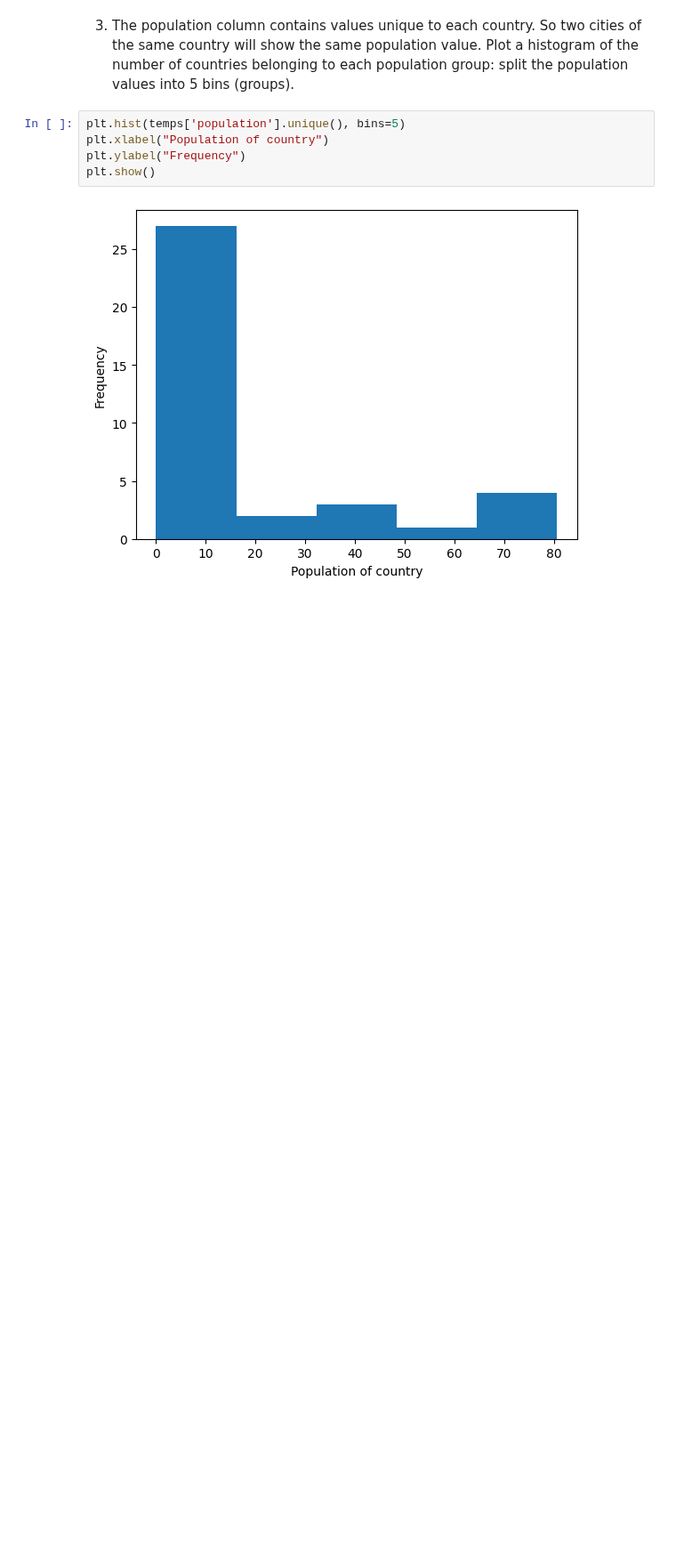
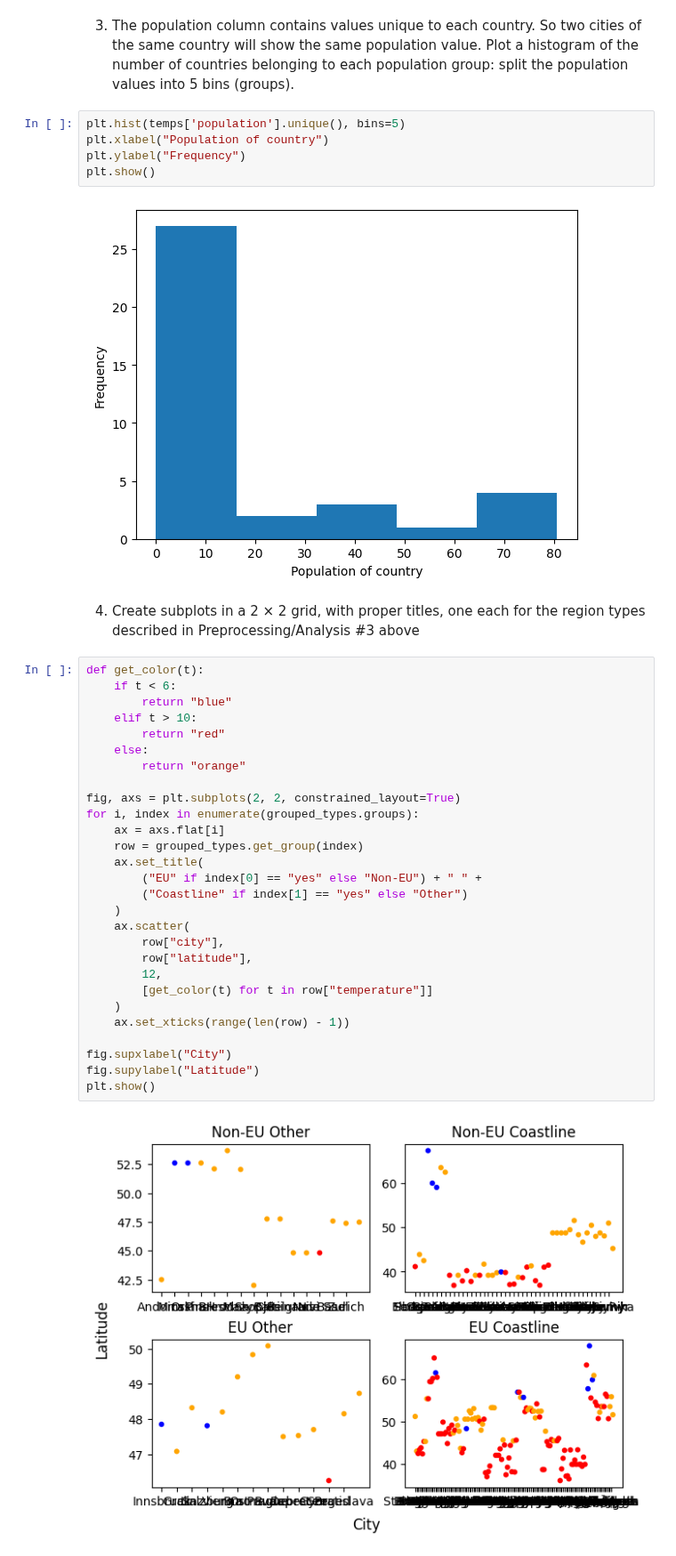
Before and after one commit to benwang2/obsidian-f22, a Jupyter notebook: Rutgers/2022 Fall/210/Assignments/Homework 3/src/eucities_temps.ipynb, the cells around one changed output. Shown at 89% size. Cells and saved outputs as stored; diff of their text form; blank space fills up the shorter version.

```diff
--- a/Rutgers/2022 Fall/210/Assignments/Homework 3/src/eucities_temps.ipynb
+++ b/Rutgers/2022 Fall/210/Assignments/Homework 3/src/eucities_temps.ipynb
@@ -107,3 +107,35 @@ plt.ylabel("Frequency")
 plt.show()
 # %% [output]
 [figure]
+# %% [markdown]
+4. Create subplots in a 2 × 2 grid, with proper titles, one each for the region types described in Preprocessing/Analysis #3 above
+# %%
+def get_color(t):
+    if t < 6:
+        return "blue"
+    elif t > 10:
+        return "red"
+    else:
+        return "orange"
+
+fig, axs = plt.subplots(2, 2, constrained_layout=True)
+for i, index in enumerate(grouped_types.groups):
+    ax = axs.flat[i]
+    row = grouped_types.get_group(index)
+    ax.set_title(
+        ("EU" if index[0] == "yes" else "Non-EU") + " " +
+        ("Coastline" if index[1] == "yes" else "Other")
+    )
+    ax.scatter(
+        row["city"],
+        row["latitude"],
+        12,
+        [get_color(t) for t in row["temperature"]]
+    )
+    ax.set_xticks(range(len(row) - 1))
+
+fig.supxlabel("City")
+fig.supylabel("Latitude")
+plt.show()
+# %% [output]
+[figure, added]
```
Also changed, not shown: 1 other file.
